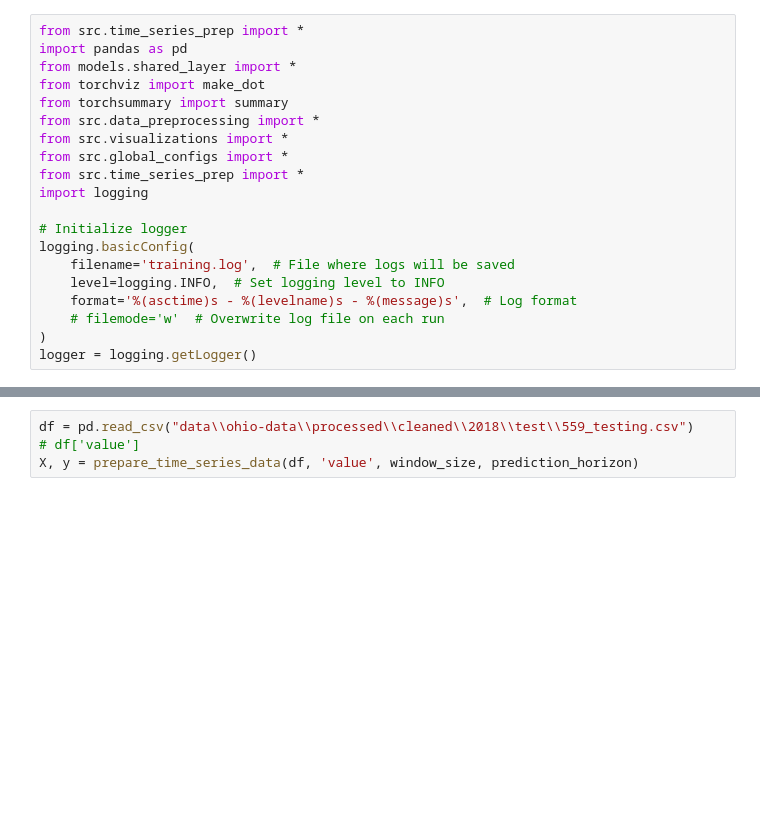
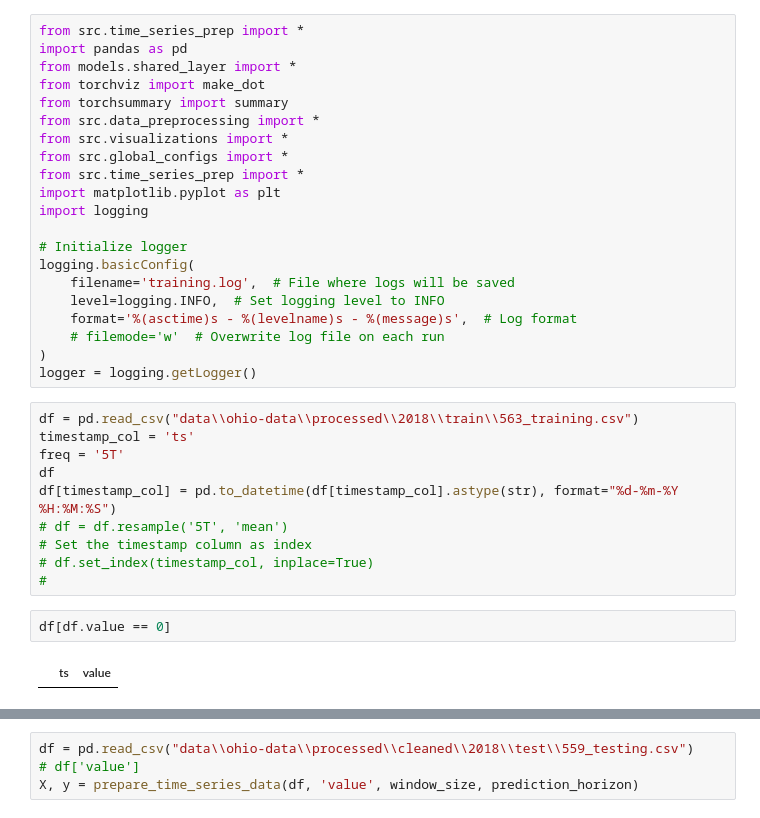
Before and after one commit to Menna-tullahh/Glucose-forecasting-using-multitasking, a Jupyter notebook: draft_prediction.ipynb, the cells around one changed output, grey strips where cells are left out. Drawn from its saved outputs; the diff is of its cells as text; blank space fills up the shorter version.

```diff
--- a/draft_prediction.ipynb
+++ b/draft_prediction.ipynb
@@ -8,6 +8,7 @@ from src.data_preprocessing import *
 from src.visualizations import *
 from src.global_configs import *
 from src.time_series_prep import *
+import matplotlib.pyplot as plt
 import logging
 
 # Initialize logger
@@ -18,3 +19,17 @@ logging.basicConfig(
     # filemode='w'  # Overwrite log file on each run
 )
 logger = logging.getLogger()
+# %%
+df = pd.read_csv("data\\ohio-data\\processed\\2018\\train\\563_training.csv")
+timestamp_col = 'ts'
+freq = '5T'
+df
+df[timestamp_col] = pd.to_datetime(df[timestamp_col].astype(str), format="%d-%m-%Y %H:%M:%S")
+# df = df.resample('5T', 'mean')
+# Set the timestamp column as index
+# df.set_index(timestamp_col, inplace=True)
+#
+# %%
+df[df.value == 0]
+# %% [output]
+|  | ts | value |
```
Also changed, not shown: parts of 10 cells of this notebook, 8 other files.
